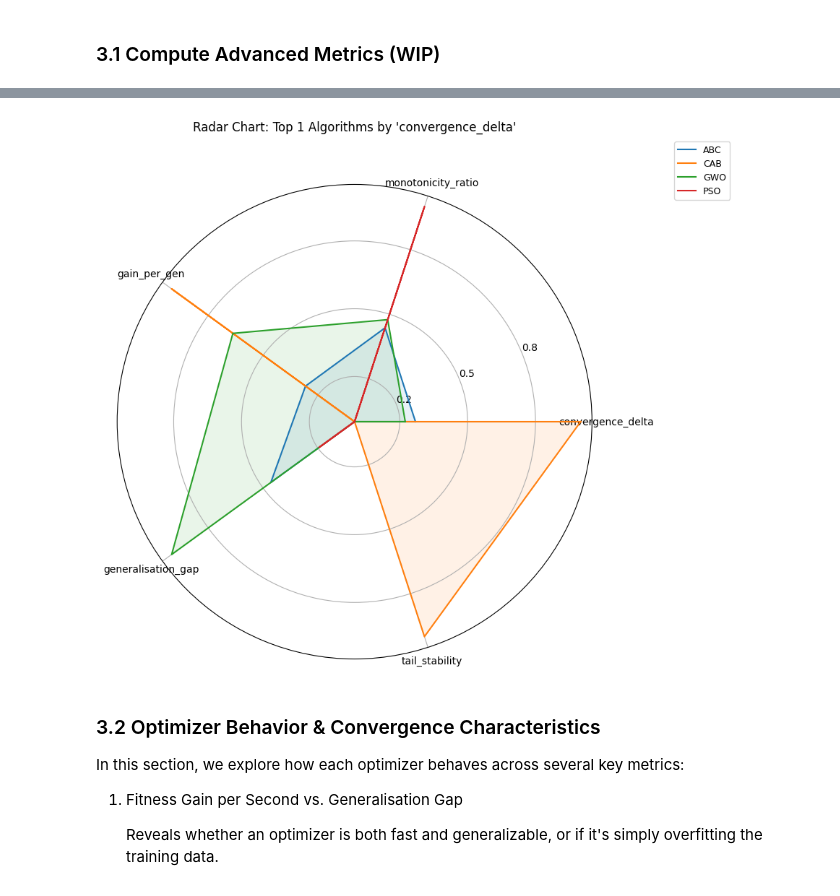
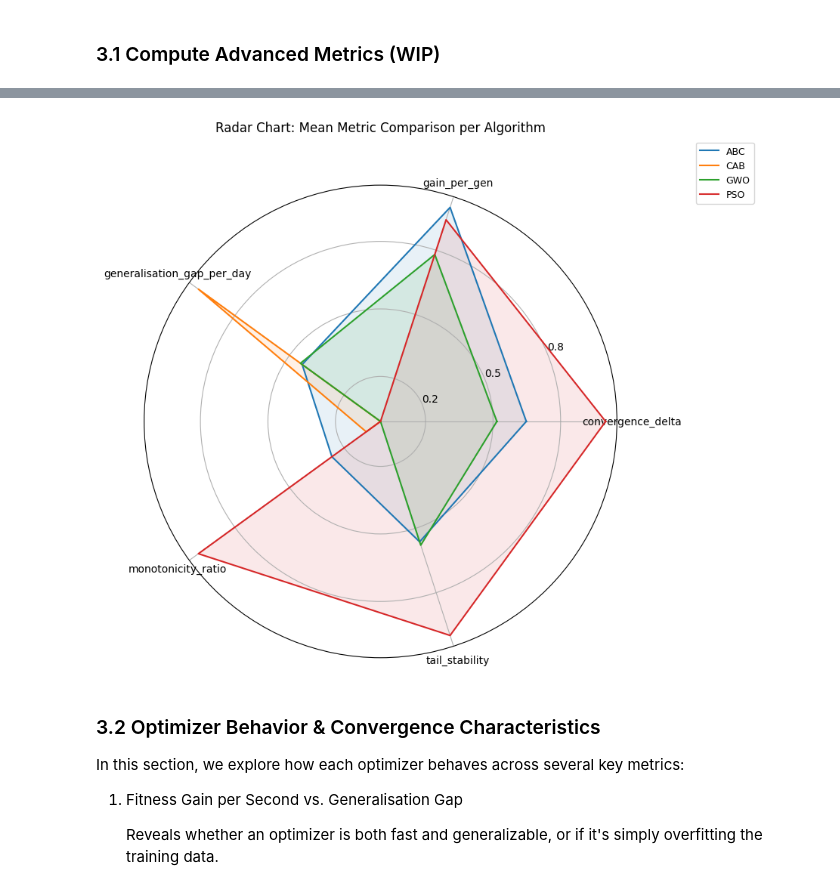
Before and after one commit to Tarnage/crypto_optimiser, a Jupyter notebook: foward_test.ipynb, the cells around one changed output, grey strips where cells are left out. Drawn from its saved outputs; the diff is of its cells as text; code cells hidden in the pictures.

```diff
--- a/foward_test.ipynb
+++ b/foward_test.ipynb
@@ -495,7 +504,7 @@ def compute_advanced_metrics(df, tolerance_col="tolerance", patience_col="patien
         history = np.array(history)
 
         # Basic metrics
-        convergence_delta = history[-1] - history[0]
+        convergence_delta = history[0] - history[-1]
         best_gen = int(np.argmin(history))
         num_gens = len(history)
         if patience_col in row.index and best_gen is not None:
@@ -506,6 +515,16 @@ def compute_advanced_metrics(df, tolerance_col="tolerance", patience_col="patien
 
         # Generalisation
         generalisation_gap = row["train"] - row["test"]
+        # Per day
+        train_days = len(prices_train)
+        test_days = len(prices_test)
+        generalisation_gap_per_day = (row["train"] / train_days) - (row["test"] / test_days)
+        abs_gap_per_day = abs(generalisation_gap_per_day)
+
+        # Percentage
+        start_balance = 1000
+        gap_pct = (row["train"] - row["test"]) / start_balance
+        abs_gap_pct = abs(gap_pct)
 
         # Fitness gain per generation
         gain_per_gen = convergence_delta / num_gens if num_gens else np.nan
@@ -534,6 +553,10 @@ def compute_advanced_metrics(df, tolerance_col="tolerance", patience_col="patien
             "convergence_delta": convergence_delta,
             "convergence_speed": convergence_speed,
             "generalisation_gap": generalisation_gap,
+            "generalisation_gap_per_day": generalisation_gap_per_day,
+            "abs_gap_per_day": abs_gap_per_day,
+            "abs_gap_pct": abs_gap_pct,
+            "gap_pct": gap_pct,
             "monotonicity_ratio": monotonicity_ratio,
             "gain_per_gen": gain_per_gen,
             "tail_stability": tail_stability,
@@ -545,31 +568,26 @@ def compute_advanced_metrics(df, tolerance_col="tolerance", patience_col="patien
     df["is_best"] = df.groupby("alg")["test"].transform("min") == df["test"]
     return df.sort_values(by=["alg", "test"]).reset_index(drop=True)
 
-
-def plot_radar_chart(df, alg_column="alg", metrics=None, normalize=True, top_n=1, sort_by="convergence_delta", alg_list=None):
+def plot_radar_chart(df, alg_column="alg", metrics=None, normalize=True, alg_list=None):
     """
-    Plot a radar/spider chart for a subset of algorithms comparing several metrics.
+    Plot a radar/spider chart comparing the mean metric values for each algorithm.
 
     Parameters:
         df (pd.DataFrame): DataFrame containing algorithm and metric columns.
         alg_column (str): Name of the column containing algorithm names.
         metrics (list): List of metric columns to include. If None, select all numeric columns.
         normalize (bool): Whether to normalize metrics (0-1 scale).
-        top_n (int): Number of algorithms to plot based on sort_by metric.
-        sort_by (str): Metric to rank algorithms by (descending).
         alg_list (list): Optional list of specific algorithm names to plot.
     """
     if metrics is None:
         metrics = df.select_dtypes(include=[np.number]).columns.difference([alg_column]).tolist()
 
-    # Filter data
-# Filter data
+    # Compute mean of each metric per algorithm
+    plot_data = df.groupby(alg_column)[metrics].mean().reset_index()
+
+    # Filter if specific algorithms are provided
     if alg_list:
-        plot_data = df[df[alg_column].isin(alg_list)].copy()
-    else:
-        # Get the row with the best (lowest) 'sort_by' value per algorithm
-        best_idxs = df.groupby(alg_column)[sort_by].idxmin()
-        plot_data = df.loc[best_idxs].reset_index(drop=True)
+        plot_data = plot_data[plot_data[alg_column].isin(alg_list)]
 
     # Normalize the metrics
     if normalize:
@@ -587,12 +605,12 @@ def plot_radar_chart(df, alg_column="alg", metrics=None, normalize=True, top_n=1
 
     for _, row in plot_data.iterrows():
         values = row[metrics].tolist()
-        values += values[:1]  # loop back to start
+        values += values[:1]
         label = row[alg_column]
         ax.plot(angles, values, label=label)
         ax.fill(angles, values, alpha=0.1)
 
-    ax.set_title(f"Radar Chart: Top {top_n} Algorithms by '{sort_by}'", y=1.1)
+    ax.set_title("Radar Chart: Mean Metric Comparison per Algorithm", y=1.1)
     ax.set_xticks(angles[:-1])
     ax.set_xticklabels(categories, fontsize=10)
     ax.set_yticks([0.2, 0.5, 0.8])
@@ -614,18 +632,18 @@ display(advanced_metrics_df.head())
 # %%
 metrics_to_plot = [
     "convergence_delta",
+    "gain_per_gen",
+    "generalisation_gap_per_day",
     "monotonicity_ratio",
-    "gain_per_gen",
-    "generalisation_gap",
     "tail_stability"
 ]
 
 plot_radar_chart(
     df=advanced_metrics_df,
     metrics=metrics_to_plot,
 )
 # %% [output]
-[figure, old version]
+[figure, new version]
 # %% [markdown]
 ### 3.2 Optimizer Behavior & Convergence Characteristics
 
```
Also changed, not shown: parts of 22 cells of this notebook, 10 other files.
